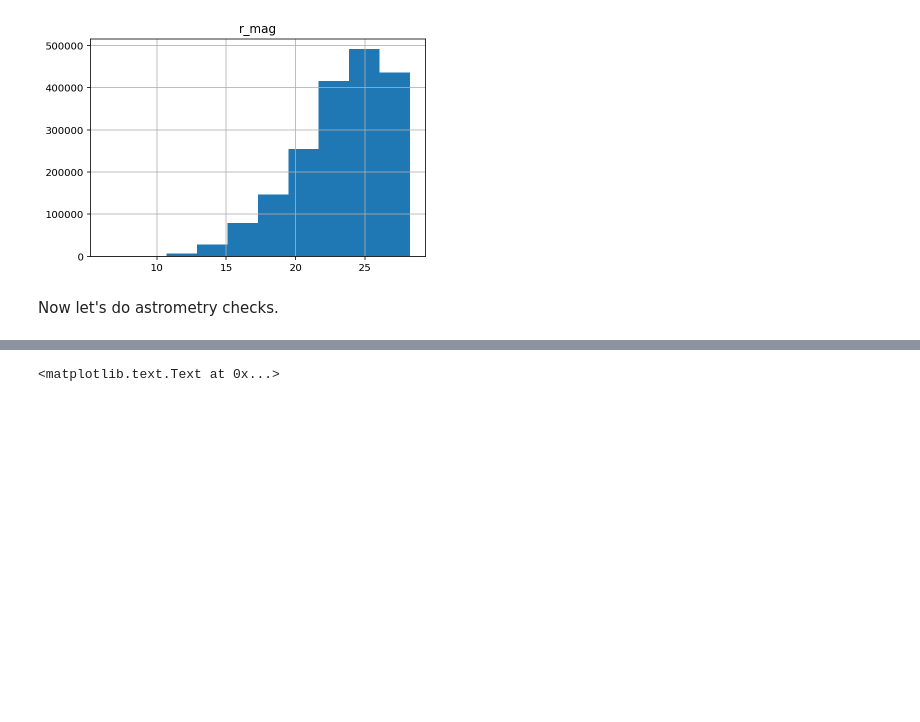
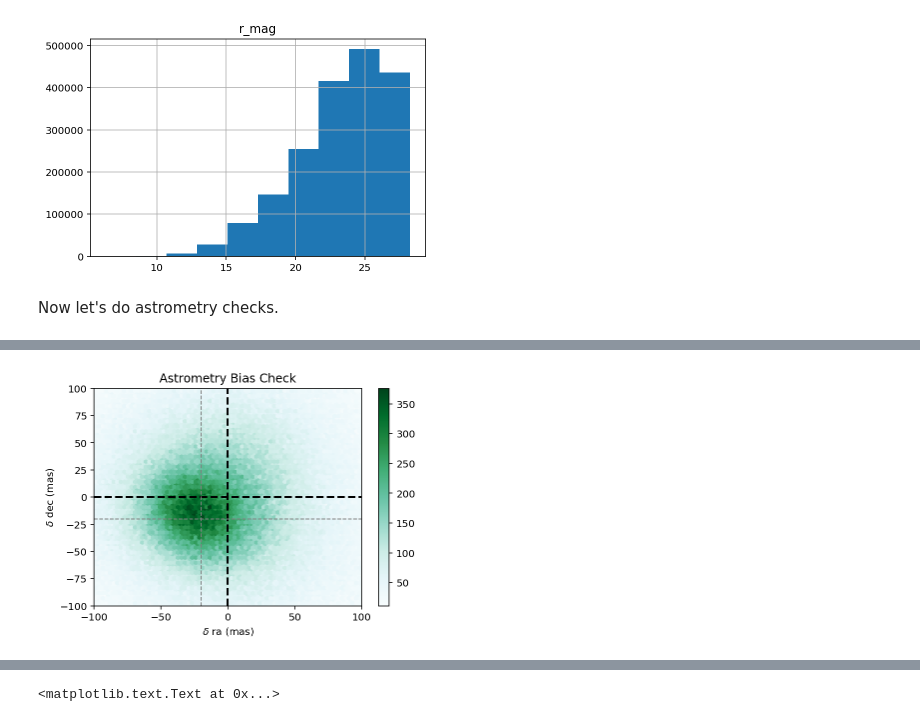
Before and after one commit to cwwalter/DC1_Analysis, a Jupyter notebook: Notebooks/Star-Galaxy.ipynb, the cells around one changed output, grey strips where cells are left out. Drawn from its saved outputs; the diff is of its cells as text; code cells hidden in the pictures; blank space fills up the shorter version.

```diff
--- a/Notebooks/Star-Galaxy.ipynb
+++ b/Notebooks/Star-Galaxy.ipynb
@@ -213,2 +213,19 @@ plt.ylabel("Entries")
+# %%
+single.query('object_class == "stars"') \
+    .assign(delta_ra = lambda x: (x.coord_ra - x.raICRS*pi/180 )*206264806) \
+    .assign(delta_dec = lambda x: (x.coord_dec - x.decICRS*pi/180)*206264806) \
+    .plot.hexbin('delta_ra', 'delta_dec', gridsize=75,
+                 extent=[-100.0, 100.0, -100.0, 100.0], sharex=False)
+
+plt.title("Astrometry Bias Check")
+plot([0.0, 0.0], [-100, 100], color='k', linestyle='--', linewidth=2)
+plot([-100, 100], [0.0, 0.0], color='k', linestyle='--', linewidth=2)
+plot([-20.0, -20.0], [-100, 100], color='grey', linestyle='--', linewidth=1.0)
+plot([-100, 100], [-20.0, -20.0], color='grey', linestyle='--', linewidth=1.0)
+
+plt.xlabel("$\delta$ ra (mas)");
+plt.ylabel("$\delta$ dec (mas)");
+# %% [output]
+[figure, added]
 # %%
 single.query('object_class == "galaxies"') \
```
Also changed, not shown: parts of 3 cells of this notebook.
